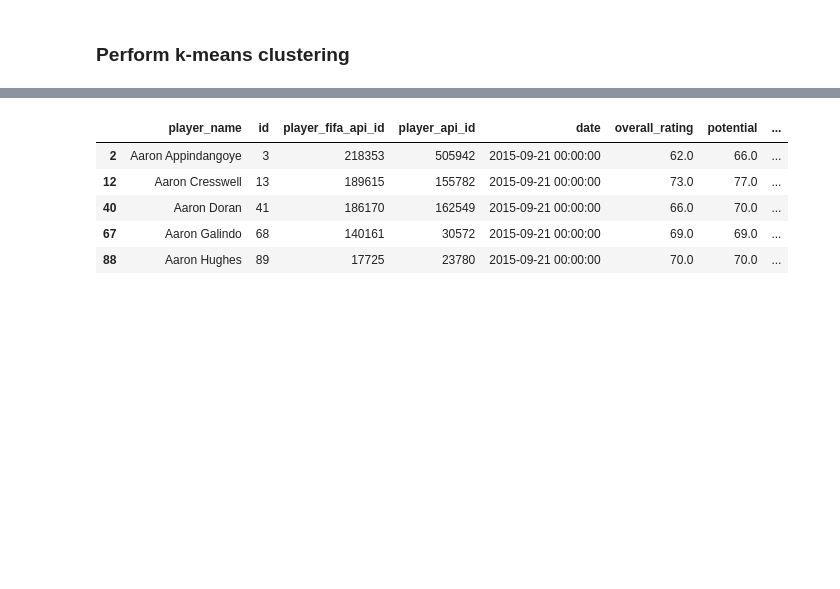
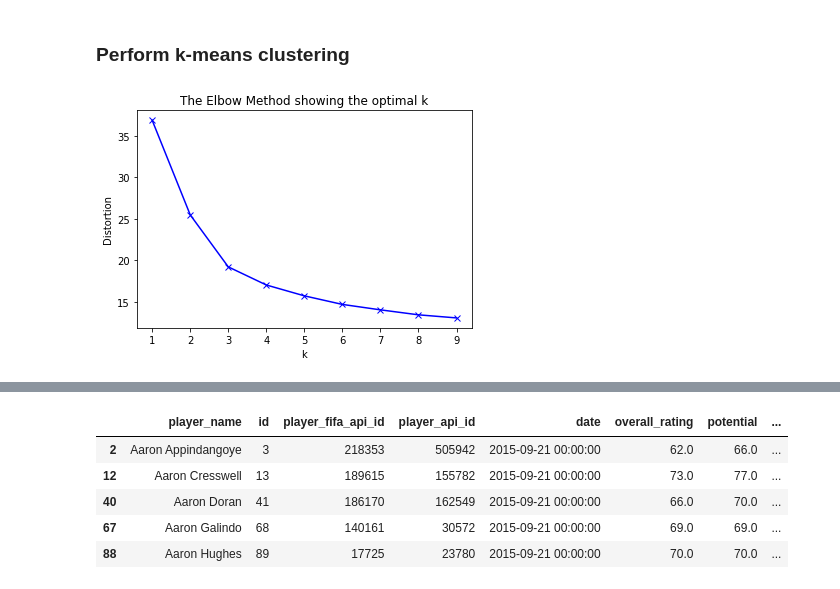
Before and after one commit to rvalins/Data-Science-projects, a Jupyter notebook: clustering_model/clustering_model.ipynb, the cells around one changed output, grey strips where cells are left out. Saved outputs shown, nothing was run; the diff lists cells and outputs as text; code cells hidden in the pictures; blank space fills up the shorter version.

```diff
--- a/clustering_model/clustering_model.ipynb
+++ b/clustering_model/clustering_model.ipynb
@@ -199,2 +208,11 @@ df_select = df[select5features].copy(deep=True)
+# %%
+# Plot the elbow
+plt.plot(K, distortions, 'bx-')
+plt.xlabel('k')
+plt.ylabel('Distortion')
+plt.title('The Elbow Method showing the optimal k')
+plt.show()
+# %% [output]
+[figure, added]
 # %%
 # Define number of clusters
```
Also changed, not shown: parts of 9 cells of this notebook.
